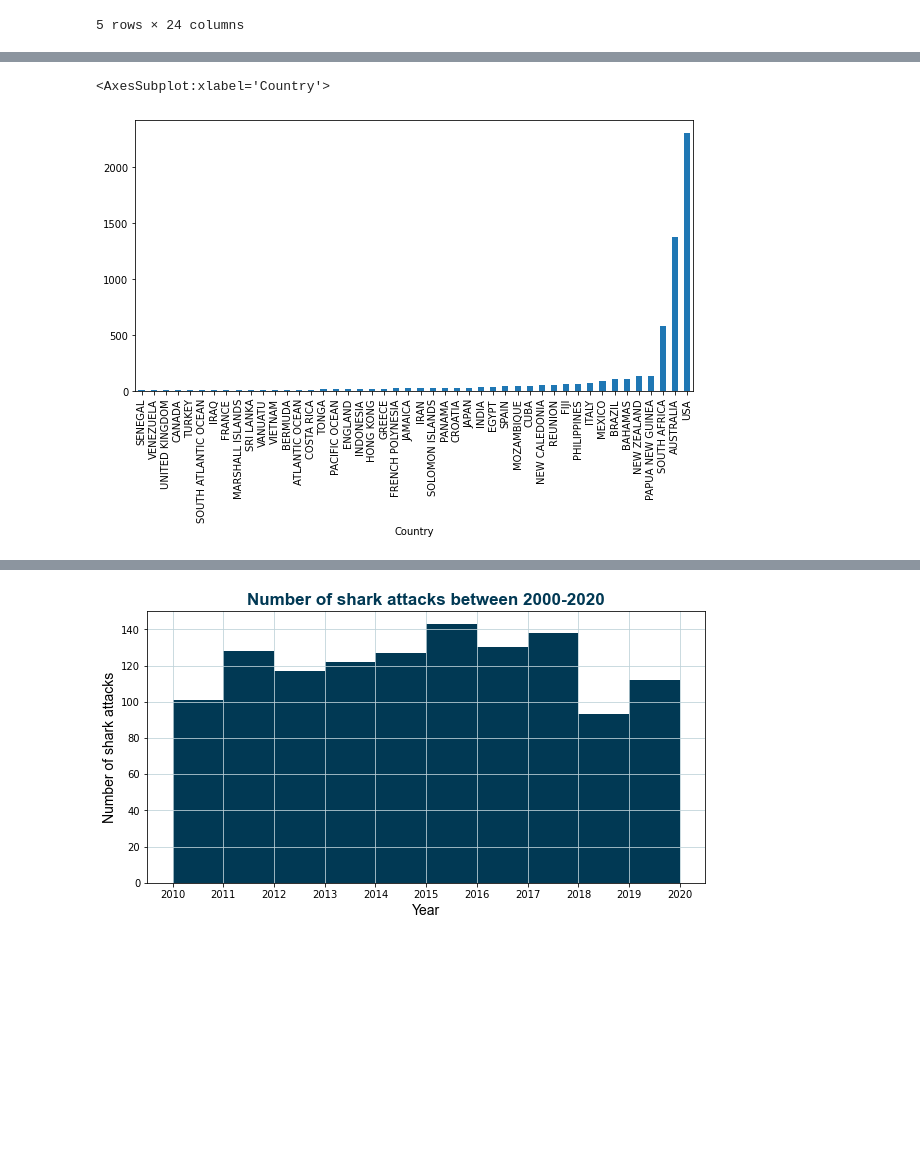
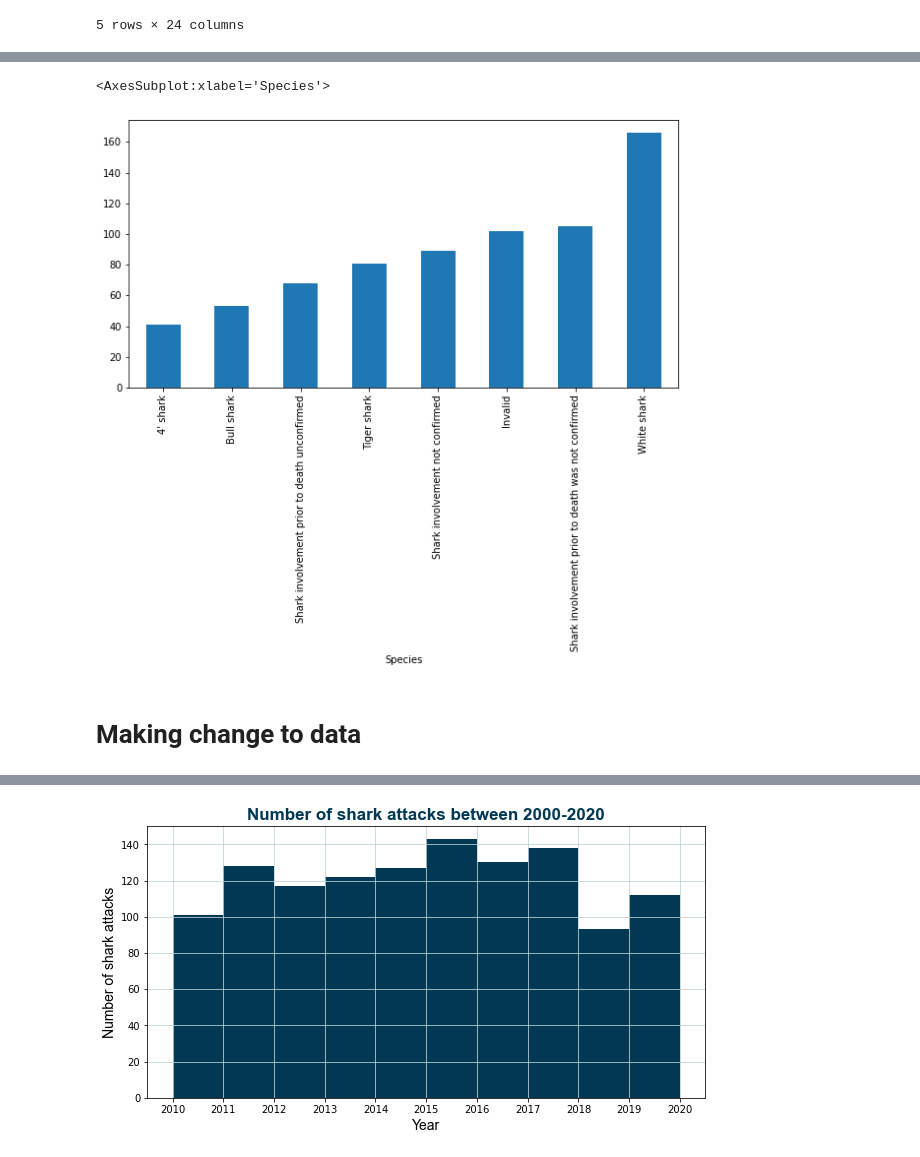
Before and after one commit to sylviamusel/data1161, a Jupyter notebook: panda for data set.ipynb, the cells around one changed output, grey strips where cells are left out. Cells and saved outputs as stored; diff of their text form; code cells hidden in the pictures; blank space fills up the shorter version.

```diff
--- a/panda for data set.ipynb
+++ b/panda for data set.ipynb
@@ -69,7 +123,9 @@ sad.Species.value_counts().plot(kind="bar")
 [figure]
 # %%
-country_count = sad.groupby("Country").count().Date.sort_values()
-country_count[country_count > 10].plot(kind="bar")
+species_count = sad.groupby("Species").count().Date.sort_values()
+species_count[species_count > 40].plot(kind="bar")
 # %% [output]
-<AxesSubplot:xlabel='Country'>
+<AxesSubplot:xlabel='Species'>
-[figure, old version]
+[figure, new version]
+# %% [markdown]
+# Making change to data
```
Also changed, not shown: parts of 27 cells of this notebook, 1 other file.
